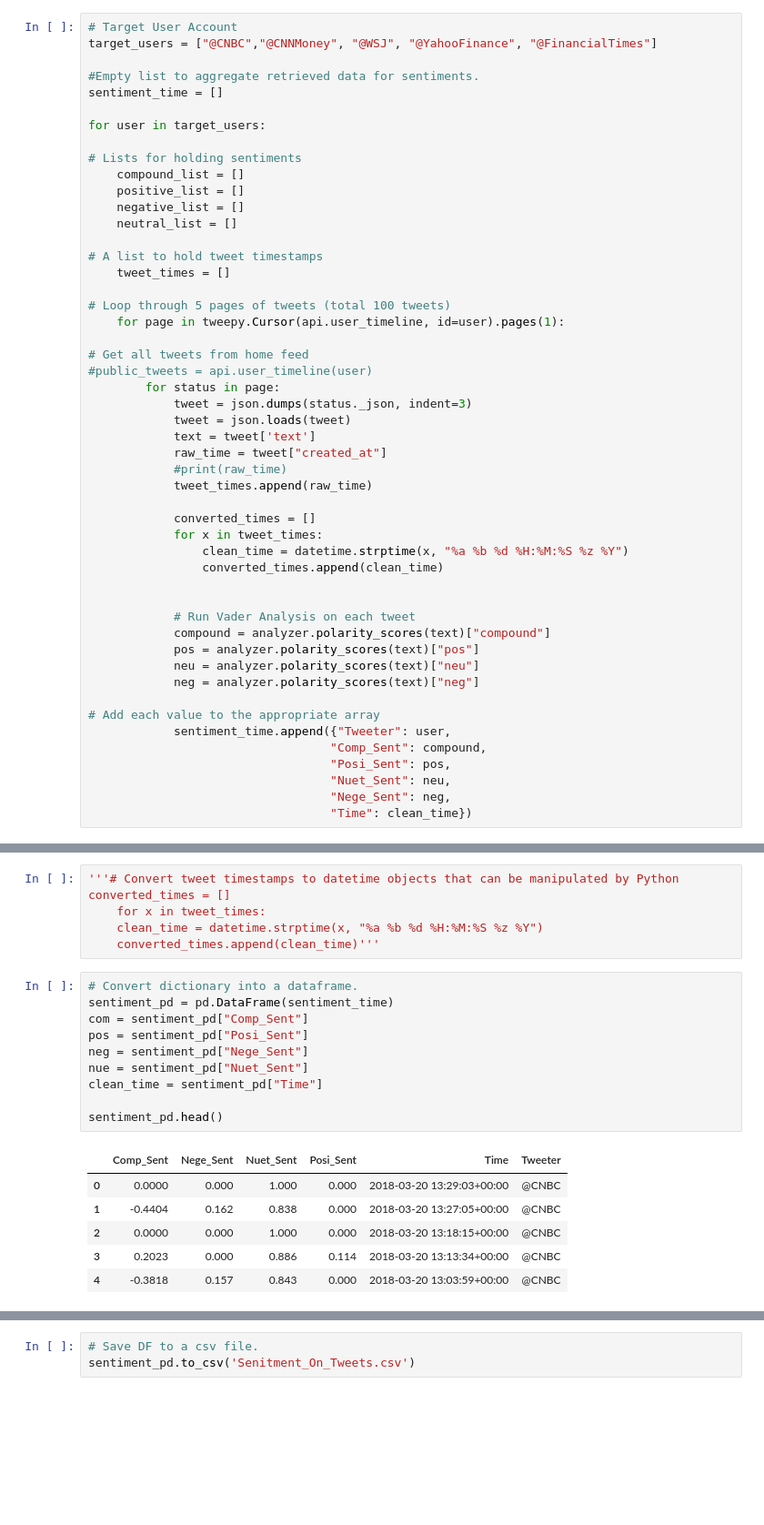
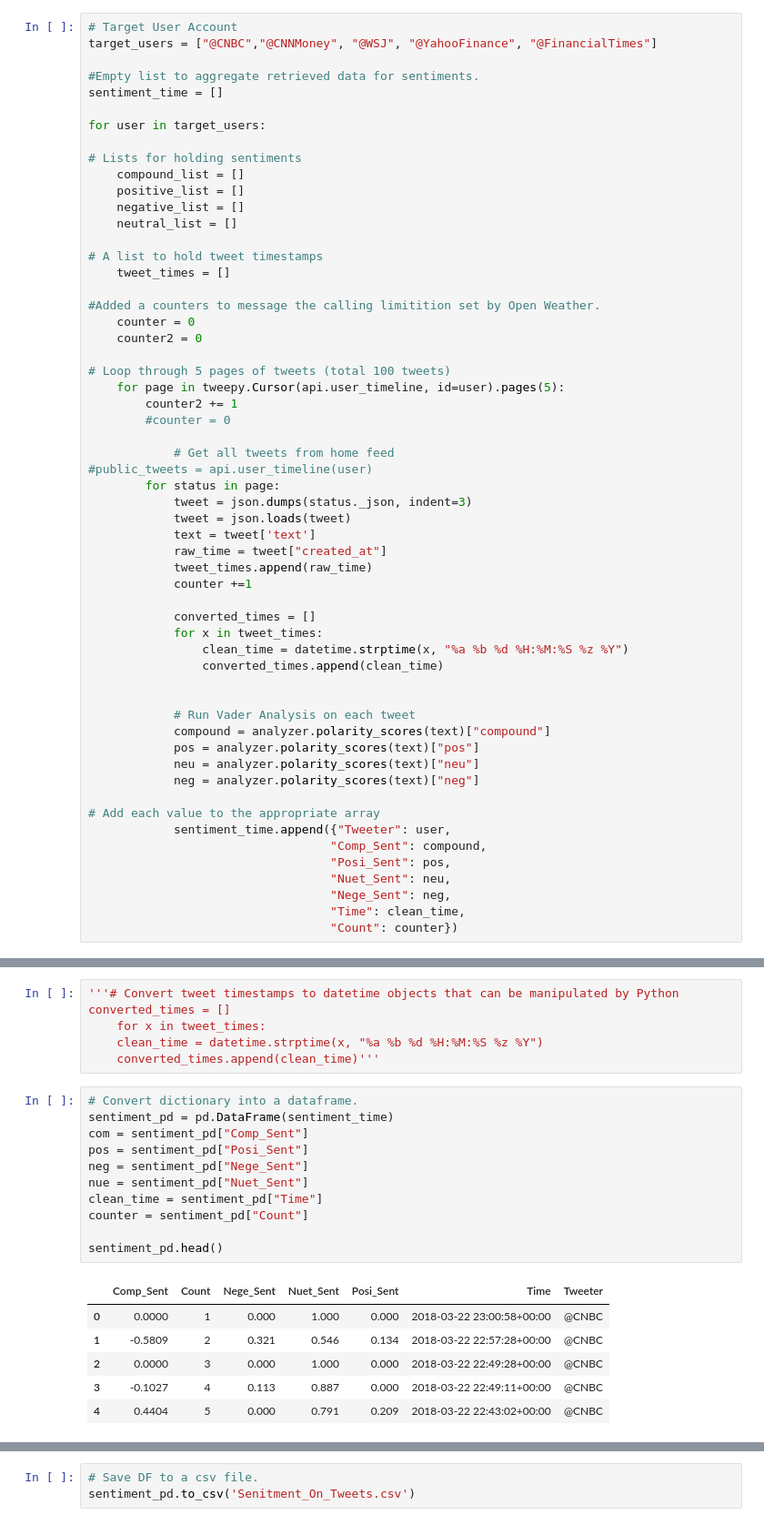
Before and after one commit to FJGalliano/HW7_Twitter_Senitment, a Jupyter notebook: FJG_Tweets.ipynb, the cells around one changed output, grey strips where cells are left out. Shown: that part at 91% size. Drawn from its saved outputs; the diff is of its cells as text; blank space fills up the shorter version.

```diff
--- a/FJG_Tweets.ipynb
+++ b/FJG_Tweets.ipynb
@@ -39,18 +39,24 @@ for user in target_users:
 # A list to hold tweet timestamps
     tweet_times = []
 
+#Added a counters to message the calling limitition set by Open Weather.
+    counter = 0
+    counter2 = 0
+
 # Loop through 5 pages of tweets (total 100 tweets)
-    for page in tweepy.Cursor(api.user_timeline, id=user).pages(1):
+    for page in tweepy.Cursor(api.user_timeline, id=user).pages(5):
+        counter2 += 1
+        #counter = 0
 
-# Get all tweets from home feed
+            # Get all tweets from home feed
 #public_tweets = api.user_timeline(user)
         for status in page:
             tweet = json.dumps(status._json, indent=3)
             tweet = json.loads(tweet)
             text = tweet['text']
             raw_time = tweet["created_at"]
-            #print(raw_time)
             tweet_times.append(raw_time)
+            counter +=1
 
             converted_times = []
             for x in tweet_times:
@@ -70,4 +76,5 @@ for user in target_users:
                                   "Posi_Sent": pos,
                                   "Nuet_Sent": neu,
                                   "Nege_Sent": neg,
-                                  "Time": clean_time})
+                                  "Time": clean_time,
+                                  "Count": counter})
@@ -82,17 +91,18 @@ converted_times = []
 # %%
 # Convert dictionary into a dataframe.
 sentiment_pd = pd.DataFrame(sentiment_time)
 com = sentiment_pd["Comp_Sent"]
 pos = sentiment_pd["Posi_Sent"]
 neg = sentiment_pd["Nege_Sent"]
 nue = sentiment_pd["Nuet_Sent"]
 clean_time = sentiment_pd["Time"]
+counter = sentiment_pd["Count"]
 
 sentiment_pd.head()
 # %% [output]
-|  | Comp_Sent | Nege_Sent | Nuet_Sent | Posi_Sent | Time | Tweeter |
-| 0 | 0.0000 | 0.000 | 1.000 | 0.000 | 2018-03-20 13:29:03+00:00 | @CNBC |
-| 1 | -0.4404 | 0.162 | 0.838 | 0.000 | 2018-03-20 13:27:05+00:00 | @CNBC |
-| 2 | 0.0000 | 0.000 | 1.000 | 0.000 | 2018-03-20 13:18:15+00:00 | @CNBC |
-| 3 | 0.2023 | 0.000 | 0.886 | 0.114 | 2018-03-20 13:13:34+00:00 | @CNBC |
-| 4 | -0.3818 | 0.157 | 0.843 | 0.000 | 2018-03-20 13:03:59+00:00 | @CNBC |
+|  | Comp_Sent | Count | Nege_Sent | Nuet_Sent | Posi_Sent | Time | Tweeter |
+| 0 | 0.0000 | 1 | 0.000 | 1.000 | 0.000 | 2018-03-22 23:00:58+00:00 | @CNBC |
+| 1 | -0.5809 | 2 | 0.321 | 0.546 | 0.134 | 2018-03-22 22:57:28+00:00 | @CNBC |
+| 2 | 0.0000 | 3 | 0.000 | 1.000 | 0.000 | 2018-03-22 22:49:28+00:00 | @CNBC |
+| 3 | -0.1027 | 4 | 0.113 | 0.887 | 0.000 | 2018-03-22 22:49:11+00:00 | @CNBC |
+| 4 | 0.4404 | 5 | 0.000 | 0.791 | 0.209 | 2018-03-22 22:43:02+00:00 | @CNBC |
```
Also changed, not shown: parts of 8 cells of this notebook.
